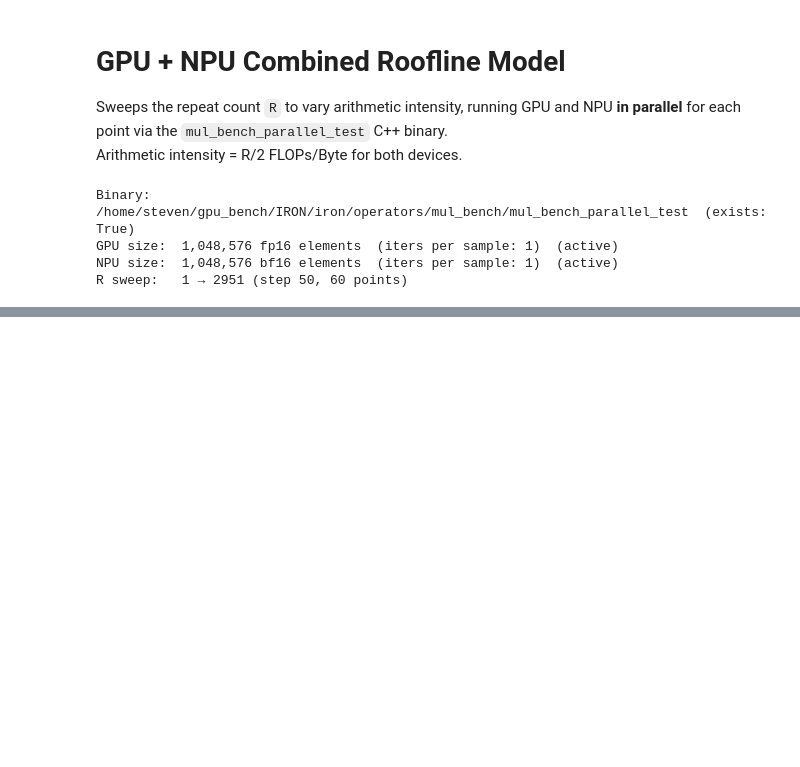
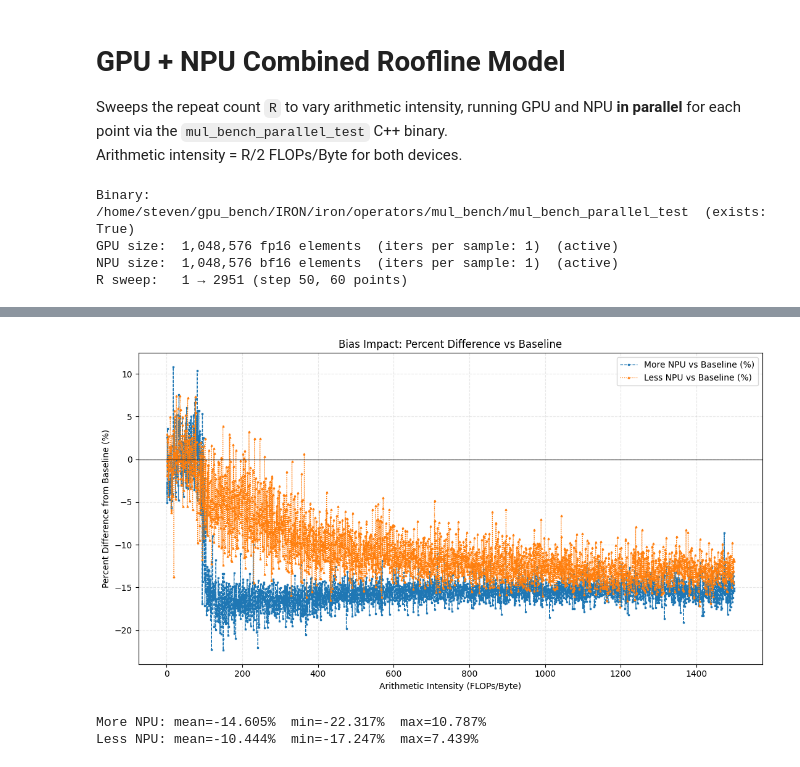
Before and after one commit to stevhill/roofline, a Jupyter notebook: generate_roofline_gpu_npu.ipynb, the cells around one changed output, grey strips where cells are left out. Saved outputs shown, nothing was run; the diff lists cells and outputs as text; code cells hidden in the pictures; blank space fills up the shorter version.

```diff
--- a/generate_roofline_gpu_npu.ipynb
+++ b/generate_roofline_gpu_npu.ipynb
@@ -613,0 +757,49 @@ Saved: /home/steven/gpu_bench/IRON/gpu_npu_roofline_smoothed.png
+# %%
+# ── Percent difference vs baseline ─────────────────────────────────────────────
+# %diff = (biased - baseline) / baseline * 100
+
+if len(ai_base) == 0 or len(t_base) == 0:
+    raise ValueError("Baseline arrays are empty. Run the baseline benchmark cell first.")
+
+ai_ref = ai_measured_base
+base_ref = t_measured_base
+gpu_perf =  7000
+npu_perf =  4500
+gpu_mem = 74.5
+npu_mem = 20
+total_mem = 74.5
+total_batches = 100
+more_ref = np.interp(ai_ref, ai_measured_more, t_measured_more) if len(ai_measured_more) else np.full_like(ai_ref, np.nan)
+less_ref = np.interp(ai_ref, ai_measured_less, t_measured_less) if len(ai_measured_less) else np.full_like(ai_ref, np.nan)
+
+with np.errstate(divide="ignore", invalid="ignore"):
+    pct_more = (more_ref - base_ref) / base_ref * 100.0
+    pct_less = (less_ref - base_ref) / base_ref * 100.0
+
+# Remove non-finite points for cleaner plotting.
+mask_more = np.isfinite(pct_more)
+mask_less = np.isfinite(pct_less)
+
+plt.figure(figsize=(11, 6))
+if np.any(mask_more):
+    plt.plot(ai_ref[mask_more], pct_more[mask_more], marker="s", markersize=2, linewidth=0.9, linestyle="--", label="More NPU vs Baseline (%)")
+if np.any(mask_less):
+    plt.plot(ai_ref[mask_less], pct_less[mask_less], marker="^", markersize=2, linewidth=0.9, linestyle=":", label="Less NPU vs Baseline (%)")
+
+plt.axhline(0.0, color="black", linewidth=1.0, alpha=0.6)
+plt.xlabel("Arithmetic Intensity (FLOPs/Byte)")
+plt.ylabel("Percent Difference from Baseline (%)")
+plt.title("Bias Impact: Percent Difference vs Baseline")
+plt.grid(True, alpha=0.3, linestyle="--")
+plt.legend()
+plt.tight_layout()
+plt.show()
+
+if np.any(mask_more):
+    print(f"More NPU: mean={np.nanmean(pct_more):.3f}%  min={np.nanmin(pct_more):.3f}%  max={np.nanmax(pct_more):.3f}%")
+if np.any(mask_less):
+    print(f"Less NPU: mean={np.nanmean(pct_less):.3f}%  min={np.nanmin(pct_less):.3f}%  max={np.nanmax(pct_less):.3f}%")
+# %% [output]
+[figure, added]
+More NPU: mean=-14.605%  min=-22.317%  max=10.787%
+Less NPU: mean=-10.444%  min=-17.247%  max=7.439%
```
Also changed, not shown: parts of 18 cells of this notebook, 27 other files.
